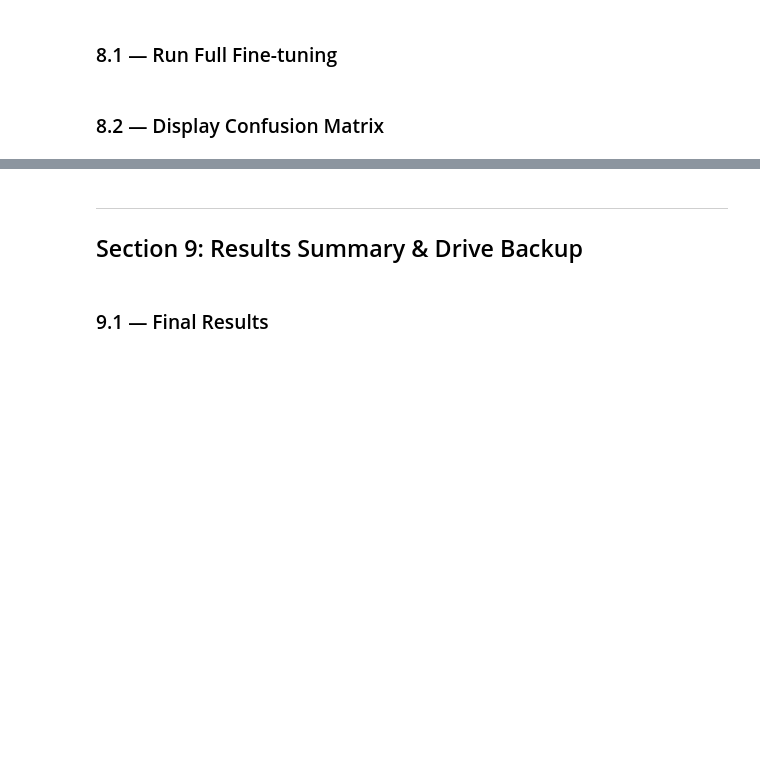
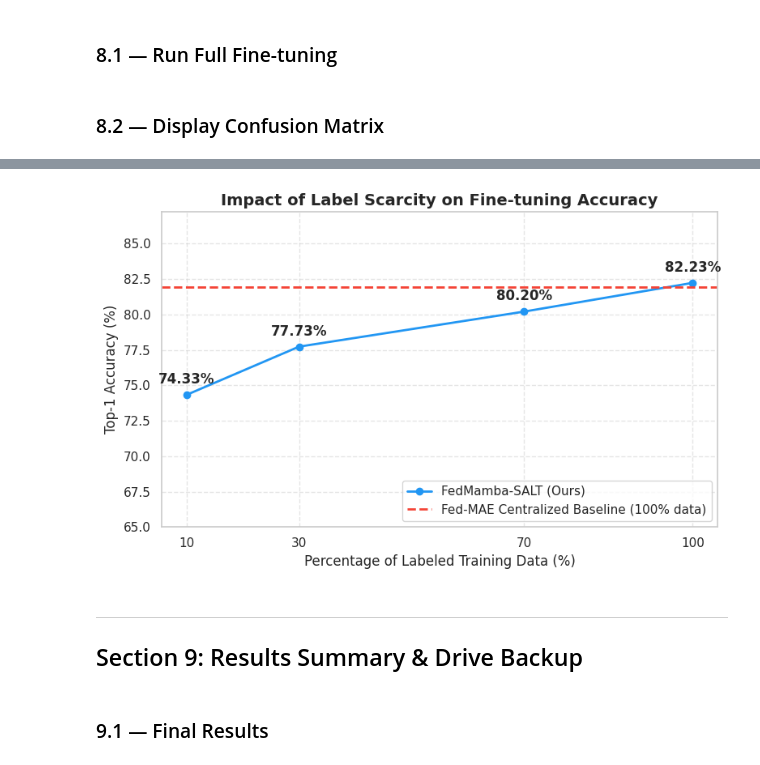
Before and after one commit to mohamed-aliii/FedMamba-SALT, a Jupyter notebook: notebooks/FedMamba_SALT_Centralized.ipynb, the cells around one changed output, grey strips where cells are left out. Saved outputs shown, nothing was run; the diff lists cells and outputs as text; code cells hidden in the pictures; blank space fills up the shorter version.

```diff
--- a/notebooks/FedMamba_SALT_Centralized.ipynb
+++ b/notebooks/FedMamba_SALT_Centralized.ipynb
@@ -164,20 +279,20 @@ print()
 ### 4.1 — Verify Dataset Structure
 # %%
 import os, sys
-sys.path.insert(0, REPO_DIR)
+sys.path.insert(0, LOCAL_REPO)
 
 from augmentations.retina_dataset import RetinaDataset
 
 # Load Retina dataset in SSL-FL format
 train_ds = RetinaDataset(
-    data_path=DATA_DIR,
+    data_path=DRIVE_DATASET,
     phase='train',
     split_type='central',
     split_csv='train.csv',
 )
 
 test_ds = RetinaDataset(
-    data_path=DATA_DIR,
+    data_path=DRIVE_DATASET,
     phase='test',
     split_type='central',
     split_csv='test.csv',
@@ -634,3 +934,92 @@ if os.path.exists(cm_60): display(Image(filename=cm_60))
+# %%
+import matplotlib.pyplot as plt
+import os
+import shutil
+
+# Dynamically collect data from the evaluation output directories
+fraction_map = {
+    10: os.path.join(OUTPUT_DIR, "eval_full_finetune_10pct"),
+    30: os.path.join(OUTPUT_DIR, "eval_full_finetune_30pct"),
+    70: os.path.join(OUTPUT_DIR, "eval_full_finetune_70pct"),
+    100: os.path.join(OUTPUT_DIR, "eval_full_finetune")
+}
+
+fractions = []
+accuracies = []
+
+for frac, d in sorted(fraction_map.items()):
+    if frac == 100:
+        # Override with the best historical run's accuracy for 100%
+        fractions.append(100)
+        accuracies.append(82.23)
+        continue
+
+    report_path = None
+    if os.path.exists(d):
+        # Traverse the directory to find the classification report txt file
+        for root, dirs, files in os.walk(d):
+            for file in files:
+                if file.startswith("classification_report") and file.endswith(".txt"):
+                    report_path = os.path.join(root, file)
+                    break
+
+    if report_path:
+        with open(report_path, 'r') as f:
+            lines = f.readlines()
+            # Parse the "weighted avg" recall, which equals the Top-1 accuracy
+            for line in lines:
+                if 'weighted avg' in line:
+                    parts = line.split()
+                    # typical format: ['weighted', 'avg', precision, recall, f1-score, support]
+                    acc = float(parts[3]) * 100
+                    fractions.append(frac)
+                    accuracies.append(acc)
+                    break
+    else:
+        print(f"Warning: Results for {frac}% not found in {d}")
+
+baseline_acc = 81.93
+
+if fractions:
+    plt.figure(figsize=(8, 5))
+    plt.plot(fractions, accuracies, marker='o', linestyle='-', linewidth=2, color='#2196F3', label='FedMamba-SALT (Ours)')
+    plt.axhline(y=baseline_acc, color='#F44336', linestyle='--', linewidth=2, label='Fed-MAE Centralized Baseline (100% data)')
+
+    # Formatting
+    plt.title('Impact of Label Scarcity on Fine-tuning Accuracy', fontsize=14, fontweight='bold')
+    plt.xlabel('Percentage of Labeled Training Data (%)', fontsize=12)
+    plt.ylabel('Top-1 Accuracy (%)', fontsize=12)
+    plt.xticks(fractions)
+
+    # Dynamically set y-limits based on data
+    min_acc = min(min(accuracies) - 5, 65)
+    max_acc = max(max(accuracies) + 5, 85)
+    plt.ylim(min_acc, max_acc)
+
+    plt.grid(True, linestyle='--', alpha=0.5)
+    plt.legend(loc='lower right')
+
+    # Annotate the data points
+    for i, acc in enumerate(accuracies):
+        plt.annotate(f"{acc:.2f}%",
+                     (fractions[i], acc),
+                     textcoords="offset points",
+                     xytext=(0,10),
+                     ha='center',
+                     fontweight='bold')
+
+    plt.tight_layout()
+    # Save the plot locally and to drive
+    plot_path = os.path.join(OUTPUT_DIR, 'plot_label_scarcity_impact.png')
+    plt.savefig(plot_path, dpi=150)
+    if os.path.exists(DRIVE_OUTPUT):
+        shutil.copy2(plot_path, os.path.join(DRIVE_OUTPUT, 'plot_label_scarcity_impact.png'))
+
+    plt.show()
+else:
+    print("No evaluation results found to plot.")
+# %% [output]
+[figure, added]
 # %% [markdown]
 ---
 ## Section 9: Results Summary & Drive Backup
```
Also changed, not shown: parts of 42 cells of this notebook, 2 other files.
